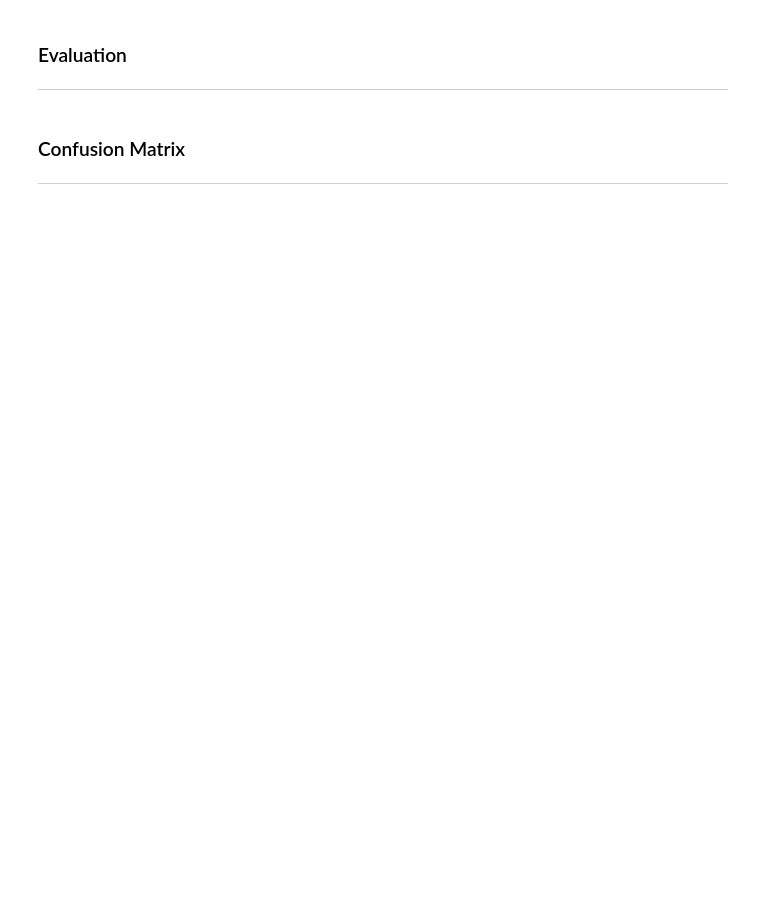
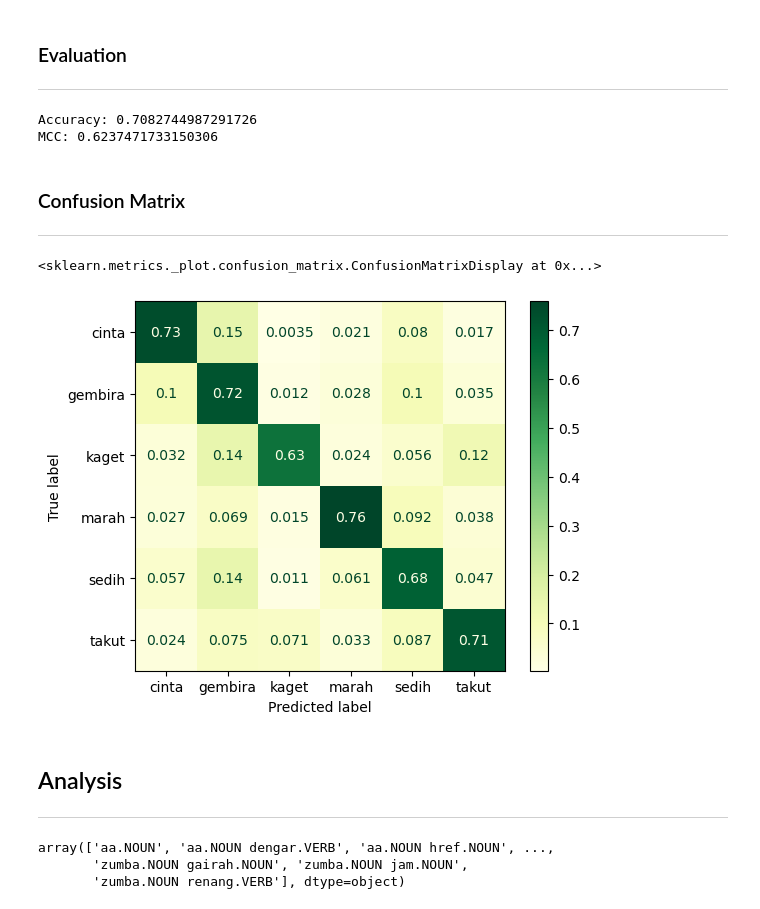
Before and after one commit to rajaulghufran/imbalance-multi-classification, a Jupyter notebook: analysis/0. Analysis.ipynb, the cells around one changed output. Saved outputs shown, nothing was run; the diff lists cells and outputs as text; code cells hidden in the pictures; blank space fills up the shorter version.

Commit message:
Update analysis
- update notebooks
- add dummy files for testing

```diff
--- a/analysis/0. Analysis.ipynb
+++ b/analysis/0. Analysis.ipynb
@@ -49,0 +76,21 @@ X_train, X_test, y_train, y_test = clf.train_test_split(X_tokenized, y)
+# %%
+from pipeline.pos_filter import POS
+
+# Text Preprocessing
+X = clf.text_preprocessing_pipeline.transform(X)
+
+# Feature Selection
+
+# emotion classification
+clf.feature_selection_pipeline.named_steps["pos_filter"].set_params(**{"pos": POS - set(["DET","INTJ","NUM","PRON","PROPN","PUNCT","SYM","X"])})
+
+# aspect classification
+# clf.feature_selection_pipeline.named_steps["pos_filter"].set_params(**{"pos": set(["NOUN","PROPN"])})
+
+# word features
+clf.feature_selection_pipeline.named_steps["document_transformer"].set_params(**{"feat_attrs": ["lemma","upos"]})
+
+X = clf.feature_selection_pipeline.transform(X)
+
+# Split
+X_train, X_test, y_train, y_test = clf.train_test_split(X, y)
@@ -81,2 +206,2 @@ with open(path / f"assets/pickles/hyper-parameter-tuning:{round(time.time()*1000
 # %%
-model = clf.train(X_train, y_train, grid_search.best_params_)
+# clf.train_preprocessed(X_train, y_train)
@@ -82,0 +222,2 @@ model = clf.train(X_train, y_train, grid_search.best_params_)
+# %%
+y_pred = clf.test_preprocessed(X_test)
@@ -84,15 +227,28 @@ model = clf.train(X_train, y_train, grid_search.best_params_)
 ### Evaluation
 ---
 # %%
-y_pred = clf.test(model, X_test)
 accuracy, mcc = clf.score(y_test, y_pred)
 
 print("Accuracy:", accuracy)
 print("MCC:", mcc)
+# %% [output]
+Accuracy: 0.7082744987291726
+MCC: 0.6237471733150306
 # %% [markdown]
 ### Confusion Matrix
 ---
 # %%
 from sklearn.metrics import ConfusionMatrixDisplay
-
-ConfusionMatrixDisplay.from_predictions(y_test, y_pred)
+ConfusionMatrixDisplay.from_predictions(y_test, y_pred, normalize="true", cmap="YlGn")
+# %% [output]
+<sklearn.metrics._plot.confusion_matrix.ConfusionMatrixDisplay at 0x...>
+[figure, added]
+# %% [markdown]
+## Analysis
+---
+# %%
+clf.classification_pipeline.named_steps["tfidfvectorizer"].get_feature_names_out()
+# %% [output]
+array(['aa.NOUN', 'aa.NOUN dengar.VERB', 'aa.NOUN href.NOUN', ...,
+       'zumba.NOUN gairah.NOUN', 'zumba.NOUN jam.NOUN',
+       'zumba.NOUN renang.VERB'], dtype=object)
```
Also changed, not shown: parts of 21 cells of this notebook, 5 other files.
